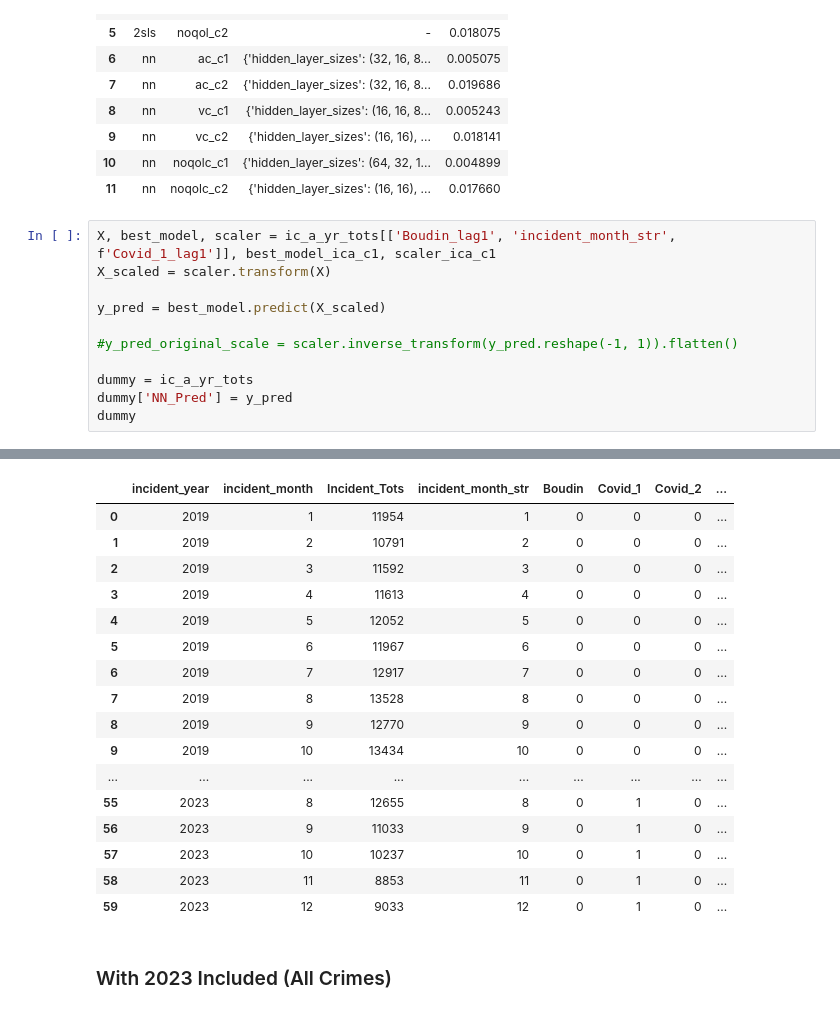
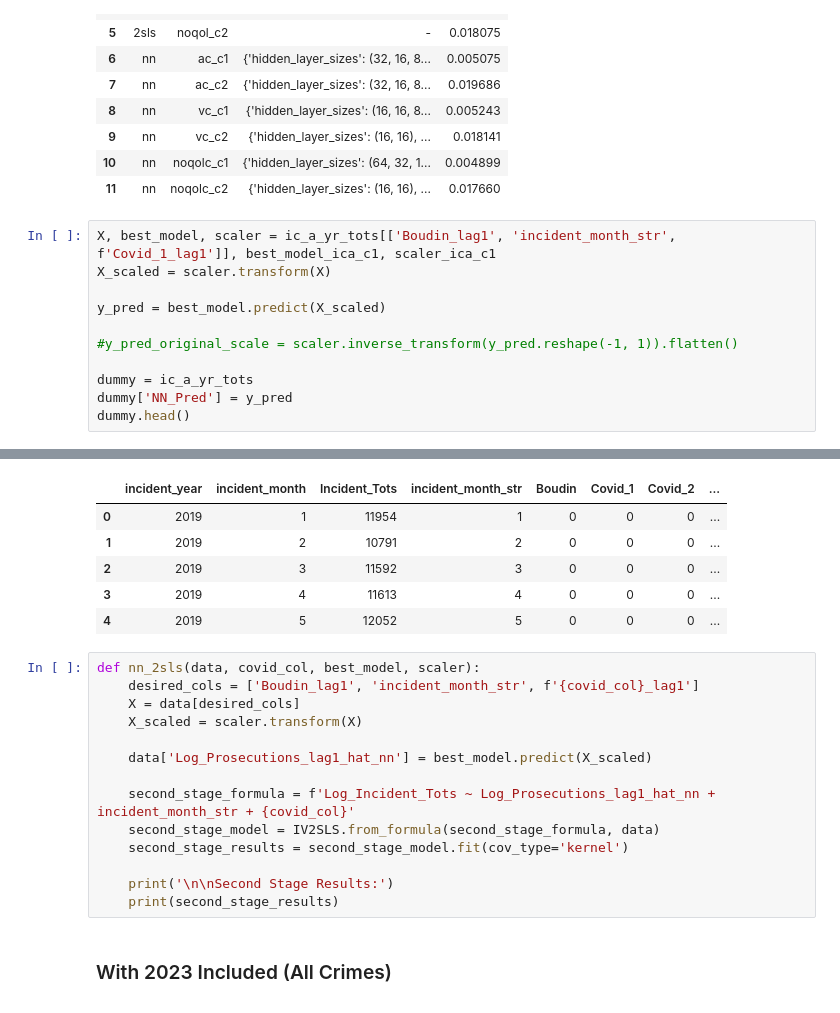
Before and after one commit to jgte29/ucbhonorsthesis2023-2024, a Jupyter notebook: Data_Analysis/Data_Analysis.ipynb, the cells around one changed output, grey strips where cells are left out. Cells and saved outputs as stored; diff of their text form.

Commit message:
data analysis savepoint

```diff
--- a/Data_Analysis/Data_Analysis.ipynb
+++ b/Data_Analysis/Data_Analysis.ipynb
@@ -2727,5 +2709,5 @@ y_pred = best_model.predict(X_scaled)
 
 dummy = ic_a_yr_tots
 dummy['NN_Pred'] = y_pred
-dummy
+dummy.head()
 # %% [output]
@@ -2733,20 +2715,23 @@ dummy
 |  | incident_year | incident_month | Incident_Tots | incident_month_str | Boudin | Covid_1 | Covid_2 | ... |
 | 0 | 2019 | 1 | 11954 | 1 | 0 | 0 | 0 | ... |
 | 1 | 2019 | 2 | 10791 | 2 | 0 | 0 | 0 | ... |
 | 2 | 2019 | 3 | 11592 | 3 | 0 | 0 | 0 | ... |
 | 3 | 2019 | 4 | 11613 | 4 | 0 | 0 | 0 | ... |
 | 4 | 2019 | 5 | 12052 | 5 | 0 | 0 | 0 | ... |
-| 5 | 2019 | 6 | 11967 | 6 | 0 | 0 | 0 | ... |
-| 6 | 2019 | 7 | 12917 | 7 | 0 | 0 | 0 | ... |
-| 7 | 2019 | 8 | 13528 | 8 | 0 | 0 | 0 | ... |
-| 8 | 2019 | 9 | 12770 | 9 | 0 | 0 | 0 | ... |
-| 9 | 2019 | 10 | 13434 | 10 | 0 | 0 | 0 | ... |
-| ... | ... | ... | ... | ... | ... | ... | ... | ... |
-| 55 | 2023 | 8 | 12655 | 8 | 0 | 1 | 0 | ... |
-| 56 | 2023 | 9 | 11033 | 9 | 0 | 1 | 0 | ... |
-| 57 | 2023 | 10 | 10237 | 10 | 0 | 1 | 0 | ... |
-| 58 | 2023 | 11 | 8853 | 11 | 0 | 1 | 0 | ... |
-| 59 | 2023 | 12 | 9033 | 12 | 0 | 1 | 0 | ... |
+# %%
+def nn_2sls(data, covid_col, best_model, scaler):
+    desired_cols = ['Boudin_lag1', 'incident_month_str', f'{covid_col}_lag1']
+    X = data[desired_cols]
+    X_scaled = scaler.transform(X)
+
+    data['Log_Prosecutions_lag1_hat_nn'] = best_model.predict(X_scaled)
+
+    second_stage_formula = f'Log_Incident_Tots ~ Log_Prosecutions_lag1_hat_nn + incident_month_str + {covid_col}'
+    second_stage_model = IV2SLS.from_formula(second_stage_formula, data)
+    second_stage_results = second_stage_model.fit(cov_type='kernel')
+
+    print('\n\nSecond Stage Results:')
+    print(second_stage_results)
 # %% [markdown]
 ### With 2023 Included (All Crimes)
 # %% [markdown]
```
Also changed, not shown: parts of 11 cells of this notebook.
